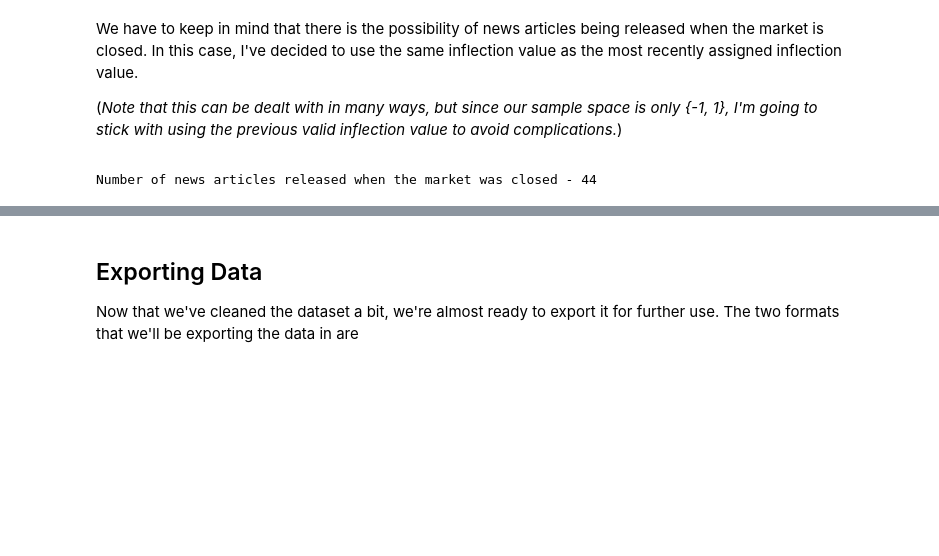
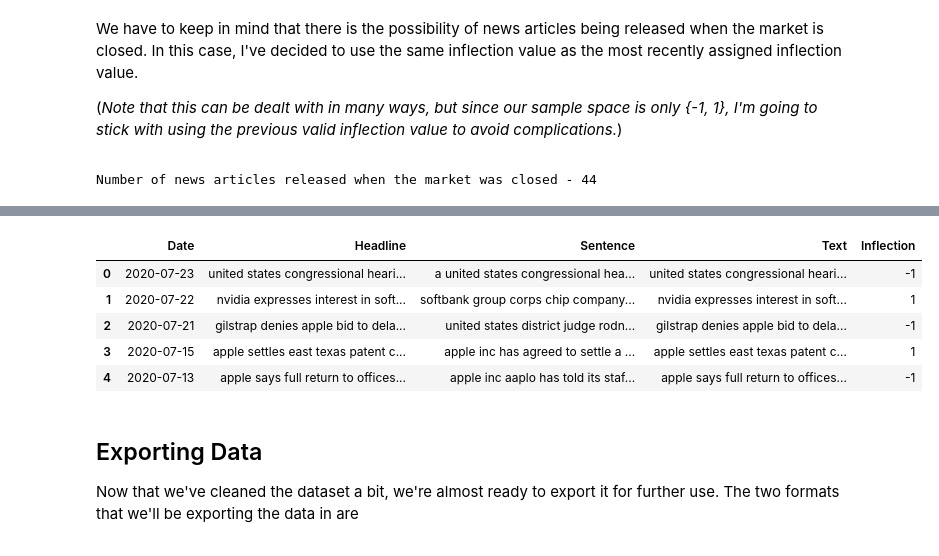
Before and after one commit to anishseeniraj/newspip, a Jupyter notebook: pipeline/1_data_cleaning.ipynb, the cells around one changed output, grey strips where cells are left out. Saved outputs shown, nothing was run; the diff lists cells and outputs as text; code cells hidden in the pictures; blank space fills up the shorter version.

```diff
--- a/pipeline/1_data_cleaning.ipynb
+++ b/pipeline/1_data_cleaning.ipynb
@@ -306,3 +306,14 @@ df_clean.head()
+# %%
+df_clean.drop_duplicates(subset=["Date"], inplace=True)
+df_clean.reset_index(drop=True, inplace=True)
+df_clean.head()
+# %% [output]
+|  | Date | Headline | Sentence | Text | Inflection |
+| 0 | 2020-07-23 | united states congressional heari... | a united states congressional hea... | united states congressional heari... | -1 |
+| 1 | 2020-07-22 | nvidia expresses interest in soft... | softbank group corps chip company... | nvidia expresses interest in soft... | 1 |
+| 2 | 2020-07-21 | gilstrap denies apple bid to dela... | united states district judge rodn... | gilstrap denies apple bid to dela... | -1 |
+| 3 | 2020-07-15 | apple settles east texas patent c... | apple inc has agreed to settle a ... | apple settles east texas patent c... | 1 |
+| 4 | 2020-07-13 | apple says full return to offices... | apple inc aaplo has told its staf... | apple says full return to offices... | -1 |
 # %% [markdown]
 <h2>Exporting Data</h2>
 
```
Also changed, not shown: parts of 2 cells of this notebook.
